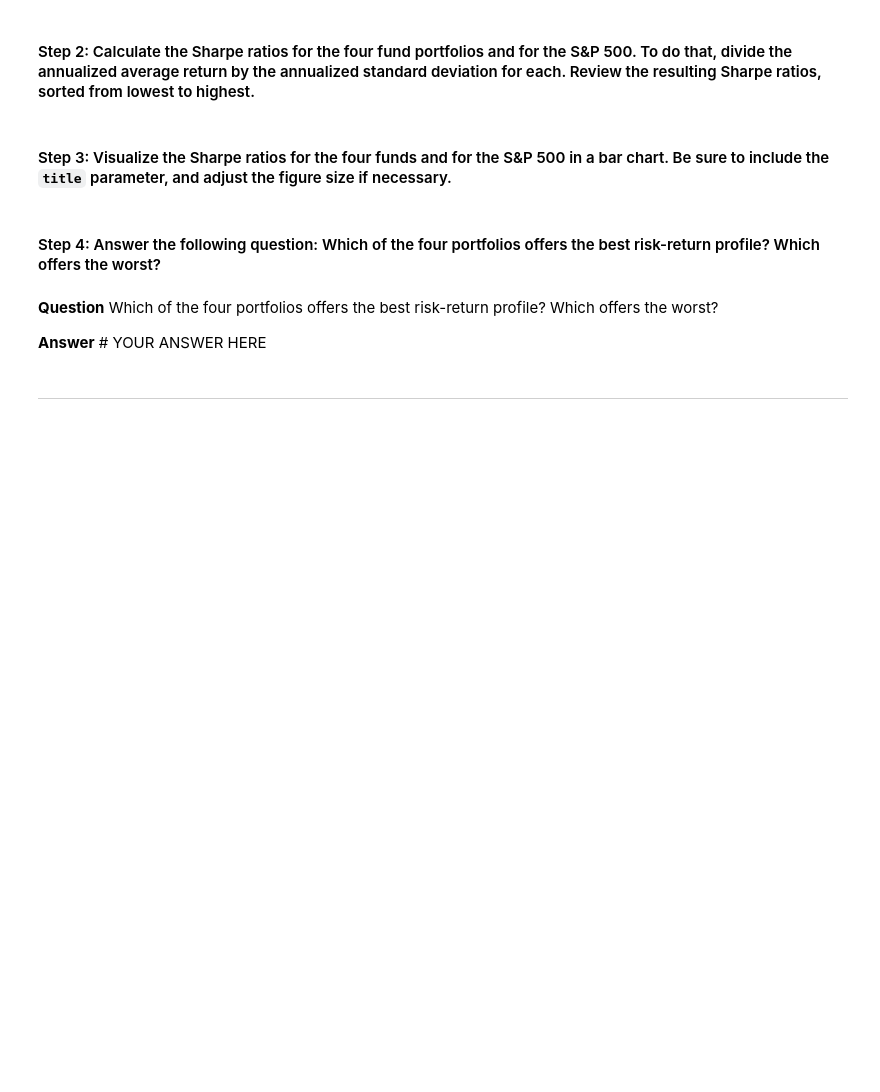
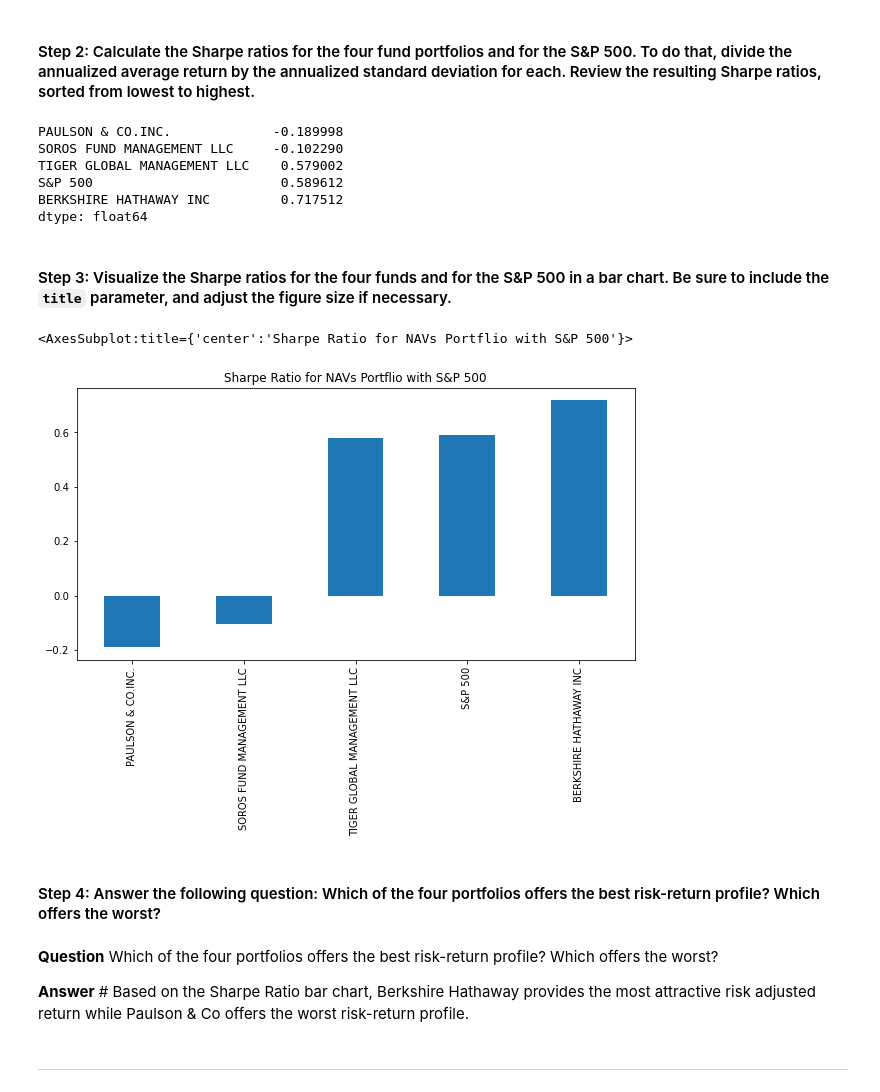
Before and after one commit to msashokkumar/04_risk_return_analysis, a Jupyter notebook: risk_return_analysis.ipynb, the cells around one changed output. Cells and saved outputs as stored; diff of their text form; code cells hidden in the pictures; blank space fills up the shorter version.

Commit message:
[FTR] Completed Risk Return Analysis

```diff
--- a/risk_return_analysis.ipynb
+++ b/risk_return_analysis.ipynb
@@ -238,8 +238,8 @@ dtype: float64
 # Calculate and sort the annualized standard deviation (252 trading days) of the 4 portfolios and the S&P 500
 # Review the annual standard deviations smallest to largest
 num_trading_days = 252
-annualized_navs_std_dev = daily_returns.std() * np.sqrt(num_trading_days)
-annualized_navs_std_dev.sort_values()
+annualized_navs_std_dev = (daily_returns.std() * np.sqrt(num_trading_days)).sort_values()
+annualized_navs_std_dev
 # %% [output]
 TIGER GLOBAL MANAGEMENT LLC    0.015804
 SOROS FUND MANAGEMENT LLC      0.022297
@@ -298,9 +298,8 @@ To determine the overall risk of an asset or portfolio, quantitative analysts an
 # Calculate the annual average return data for the for fund portfolios and the S&P 500
 # Use 252 as the number of trading days in the year
 # Review the annual average returns sorted from lowest to highest
-annualized_average_return = daily_returns.mean() * num_trading_days
-
-annualized_average_return.sort_values()
+annualized_navs_average_return = (daily_returns.mean() * num_trading_days).sort_values()
+annualized_navs_average_return
 # %% [output]
 PAULSON & CO.INC.             -0.006633
 SOROS FUND MANAGEMENT LLC     -0.002281
@@ -313,20 +312,31 @@ dtype: float64
 # %%
 # Calculate the annualized Sharpe Ratios for each of the 4 portfolios and the S&P 500.
 # Review the Sharpe ratios sorted lowest to highest
-#
-annualized_average_return
+# Use the annualized standard deviation for the 4 portfolios and the S&P 500 pre-calculated: annualized_navs_average_return
+navs_sharpe_ratio = (annualized_navs_average_return / annualized_navs_std_dev).sort_values()
+navs_sharpe_ratio
+# %% [output]
+PAULSON & CO.INC.             -0.189998
+SOROS FUND MANAGEMENT LLC     -0.102290
+TIGER GLOBAL MANAGEMENT LLC    0.579002
+S&P 500                        0.589612
+BERKSHIRE HATHAWAY INC         0.717512
+dtype: float64
 # %% [markdown]
 #### Step 3: Visualize the Sharpe ratios for the four funds and for the S&P 500 in a bar chart. Be sure to include the `title` parameter, and adjust the figure size if necessary.
 # %%
 # Visualize the Sharpe ratios as a bar chart
 # Include a title parameter and adjust the figure size
-# YOUR CODE HERE
+navs_sharpe_ratio.plot.bar(title="Sharpe Ratio for NAVs Portflio with S&P 500", figsize=(10, 5))
+# %% [output]
+<AxesSubplot:title={'center':'Sharpe Ratio for NAVs Portflio with S&P 500'}>
+[figure, added]
 # %% [markdown]
 #### Step 4: Answer the following question: Which of the four portfolios offers the best risk-return profile? Which offers the worst?
 # %% [markdown]
 **Question** Which of the four portfolios offers the best risk-return profile? Which offers the worst?
 
-**Answer** # YOUR ANSWER HERE
+**Answer** # Based on the Sharpe Ratio bar chart, Berkshire Hathaway provides the most attractive risk adjusted return while Paulson & Co offers the worst risk-return profile.
 # %% [markdown]
 ---
 # %% [markdown]
```
Also changed, not shown: parts of 12 cells of this notebook.
